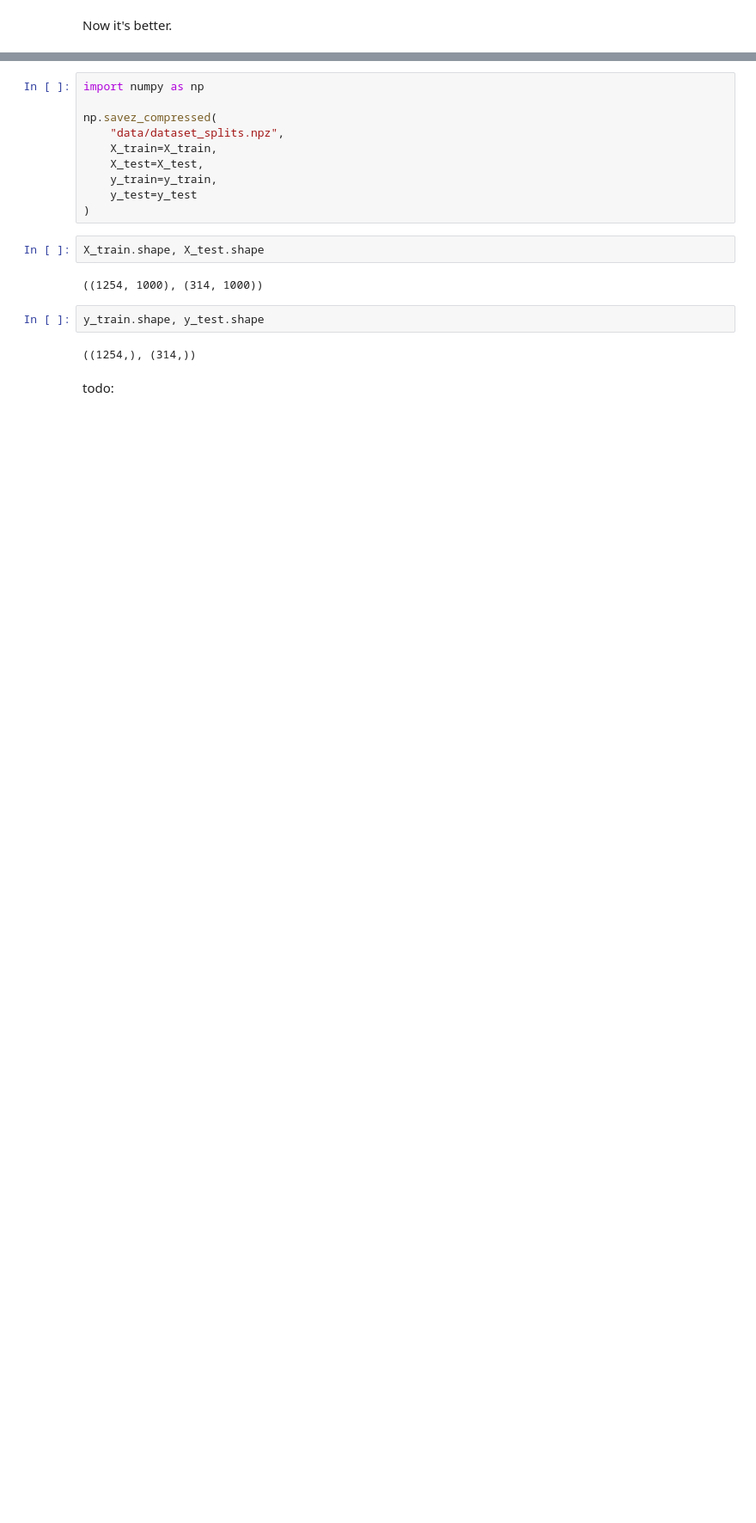
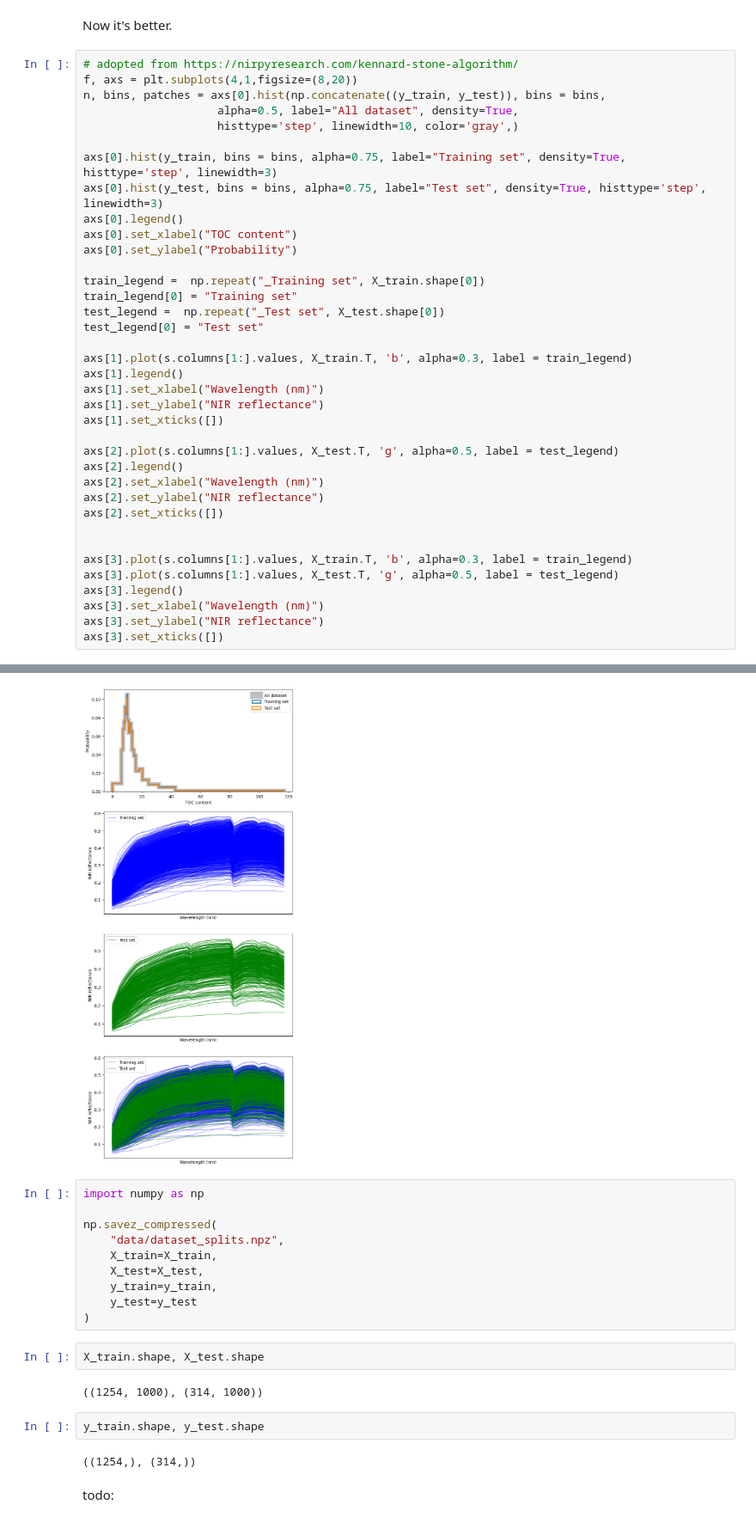
Before and after one commit to sugoma11/spectroscopy_project, a Jupyter notebook: split_data.ipynb, the cells around one changed output, grey strips where cells are left out. Shown at 86% size. Drawn from its saved outputs; the diff is of its cells as text; blank space fills up the shorter version.

Commit message:
add PDF plotting of train / test split

```diff
--- a/split_data.ipynb
+++ b/split_data.ipynb
@@ -167,3 +167,41 @@ axs[3].set_xticks([])
 [figure]
 # %% [markdown]
 Now it's better.
+# %%
+# adopted from https://nirpyresearch.com/kennard-stone-algorithm/
+f, axs = plt.subplots(4,1,figsize=(8,20))
+n, bins, patches = axs[0].hist(np.concatenate((y_train, y_test)), bins = bins,
+                    alpha=0.5, label="All dataset", density=True,
+                    histtype='step', linewidth=10, color='gray',)
+
+axs[0].hist(y_train, bins = bins, alpha=0.75, label="Training set", density=True, histtype='step', linewidth=3)
+axs[0].hist(y_test, bins = bins, alpha=0.75, label="Test set", density=True, histtype='step', linewidth=3)
+axs[0].legend()
+axs[0].set_xlabel("TOC content")
+axs[0].set_ylabel("Probability")
+
+train_legend =  np.repeat("_Training set", X_train.shape[0])
+train_legend[0] = "Training set"
+test_legend =  np.repeat("_Test set", X_test.shape[0])
+test_legend[0] = "Test set"
+
+axs[1].plot(s.columns[1:].values, X_train.T, 'b', alpha=0.3, label = train_legend)
+axs[1].legend()
+axs[1].set_xlabel("Wavelength (nm)")
+axs[1].set_ylabel("NIR reflectance")
+axs[1].set_xticks([])
+
+axs[2].plot(s.columns[1:].values, X_test.T, 'g', alpha=0.5, label = test_legend)
+axs[2].legend()
+axs[2].set_xlabel("Wavelength (nm)")
+axs[2].set_ylabel("NIR reflectance")
+axs[2].set_xticks([])
+
+
+axs[3].plot(s.columns[1:].values, X_train.T, 'b', alpha=0.3, label = train_legend)
+axs[3].plot(s.columns[1:].values, X_test.T, 'g', alpha=0.5, label = test_legend)
+axs[3].legend()
+axs[3].set_xlabel("Wavelength (nm)")
+axs[3].set_ylabel("NIR reflectance")
+axs[3].set_xticks([])
+# %% [output]
@@ -170,3 +209,4 @@ Now it's better.
+[figure, added]
 # %%
 import numpy as np
 
```
Also changed, not shown: parts of 2 cells of this notebook.
